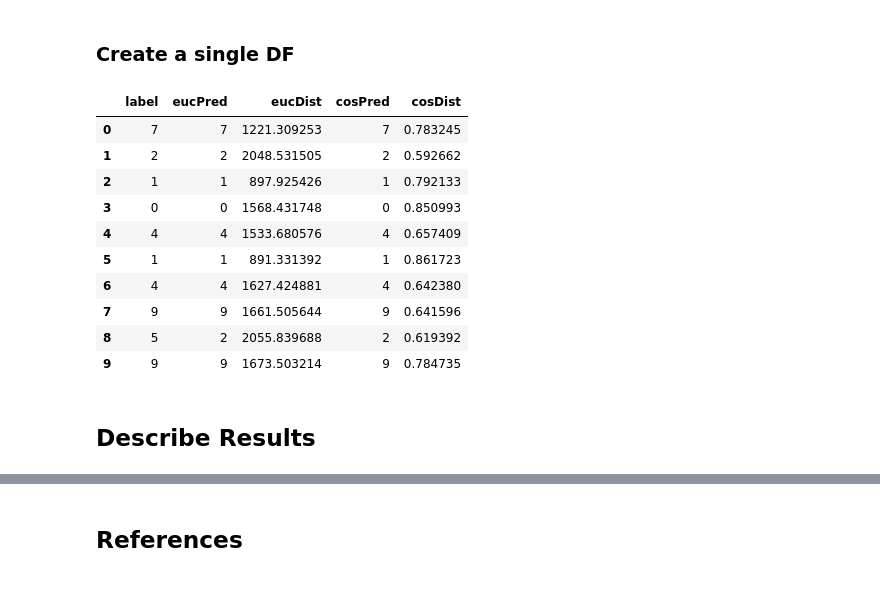
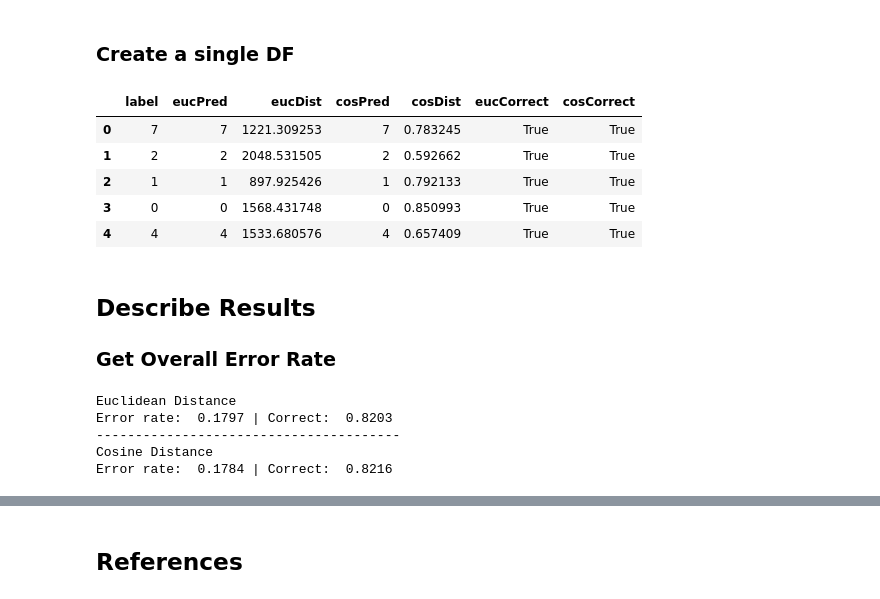
Before and after one commit to wwells/CUNY_DATA_602, a Jupyter notebook: FinalProject_MNIST/MNIST_Classifier_ww602_FP.ipynb, the cells around one changed output, grey strips where cells are left out. Drawn from its saved outputs; the diff is of its cells as text; code cells hidden in the pictures.

```diff
--- a/FinalProject_MNIST/MNIST_Classifier_ww602_FP.ipynb
+++ b/FinalProject_MNIST/MNIST_Classifier_ww602_FP.ipynb
@@ -291,30 +291,49 @@ cos_results = mtest.apply(cosDist, axis=1)
 # %%
 eucdf = pd.DataFrame(euc_results, columns=['tags'])
 eucdf = eucdf['tags'].apply(pd.Series)
 eucdf.columns = ['label', 'eucPred', 'eucDist']
 eucdf['label'] = eucdf['label'].astype(int)
 eucdf['eucPred'] = eucdf['eucPred'].astype(int)
 
 cosdf = pd.DataFrame(cos_results, columns = ['tags'])
 cosdf = cosdf['tags'].apply(pd.Series)
 cosdf.columns = ['label', 'cosPred', 'cosDist']
 cosdf['label'] = cosdf['label'].astype(int)
 cosdf['cosPred'] = cosdf['cosPred'].astype(int)
 
 finaldf = pd.concat([eucdf, cosdf], axis=1)
-finaldf = final.loc[:,~final.columns.duplicated()]
-finaldf.head(10)
+finaldf = finaldf.loc[:,~finaldf.columns.duplicated()]
+
+finaldf['eucCorrect'] = finaldf['label']==finaldf['eucPred']
+finaldf['cosCorrect'] = finaldf['label']==finaldf['cosPred']
+
+finaldf.head(5)
 # %% [output]
-|  | label | eucPred | eucDist | cosPred | cosDist |
-| 0 | 7 | 7 | 1221.309253 | 7 | 0.783245 |
-| 1 | 2 | 2 | 2048.531505 | 2 | 0.592662 |
-| 2 | 1 | 1 | 897.925426 | 1 | 0.792133 |
-| 3 | 0 | 0 | 1568.431748 | 0 | 0.850993 |
-| 4 | 4 | 4 | 1533.680576 | 4 | 0.657409 |
-| 5 | 1 | 1 | 891.331392 | 1 | 0.861723 |
-| 6 | 4 | 4 | 1627.424881 | 4 | 0.642380 |
-| 7 | 9 | 9 | 1661.505644 | 9 | 0.641596 |
-| 8 | 5 | 2 | 2055.839688 | 2 | 0.619392 |
-| 9 | 9 | 9 | 1673.503214 | 9 | 0.784735 |
+|  | label | eucPred | eucDist | cosPred | cosDist | eucCorrect | cosCorrect |
+| 0 | 7 | 7 | 1221.309253 | 7 | 0.783245 | True | True |
+| 1 | 2 | 2 | 2048.531505 | 2 | 0.592662 | True | True |
+| 2 | 1 | 1 | 897.925426 | 1 | 0.792133 | True | True |
+| 3 | 0 | 0 | 1568.431748 | 0 | 0.850993 | True | True |
+| 4 | 4 | 4 | 1533.680576 | 4 | 0.657409 | True | True |
 # %% [markdown]
 ## Describe Results
+
+### Get Overall Error Rate
+# %%
+eucCorrect = np.sum(finaldf.eucCorrect)
+eucErr = 1 - (eucCorrect / float(10000))
+
+cosCorrect = np.sum(finaldf.cosCorrect)
+cosErr = 1 - (cosCorrect / float(10000))
+
+print "Euclidean Distance"
+print "Error rate: ", eucErr, "| Correct: ", 1-eucErr
+print "---------------------------------------"
+print "Cosine Distance"
+print "Error rate: ", cosErr, "| Correct: ", 1-cosErr
+# %% [output]
+Euclidean Distance
+Error rate:  0.1797 | Correct:  0.8203
+---------------------------------------
+Cosine Distance
+Error rate:  0.1784 | Correct:  0.8216
```
Also changed, not shown: parts of 6 cells of this notebook.
